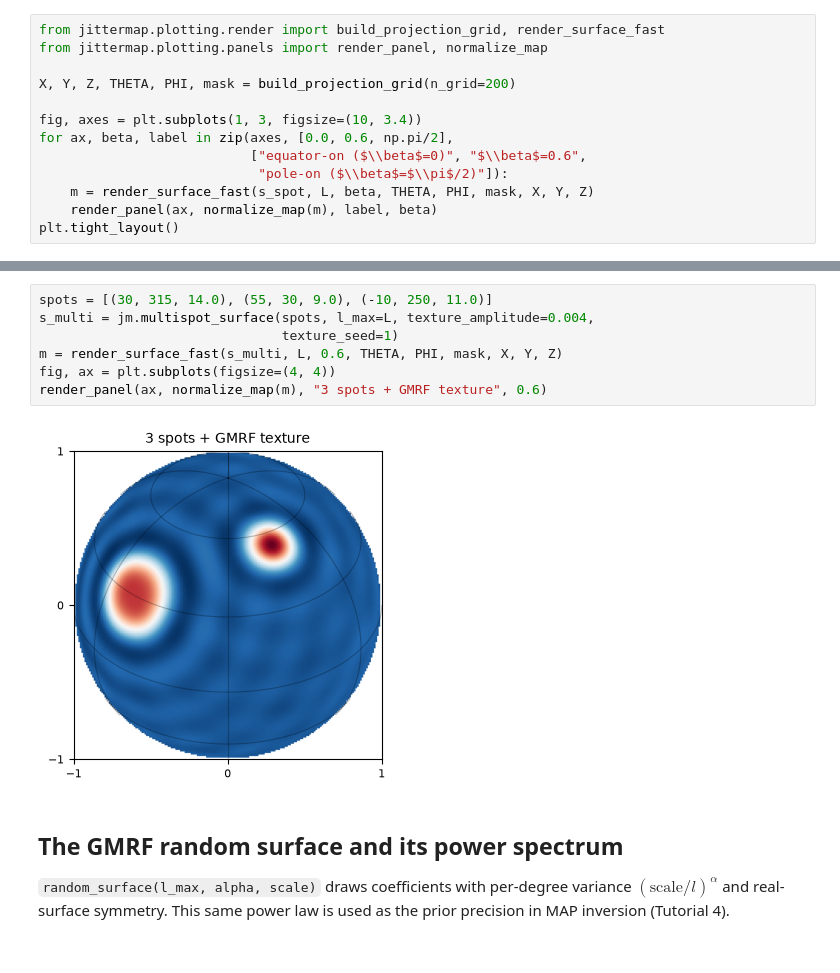
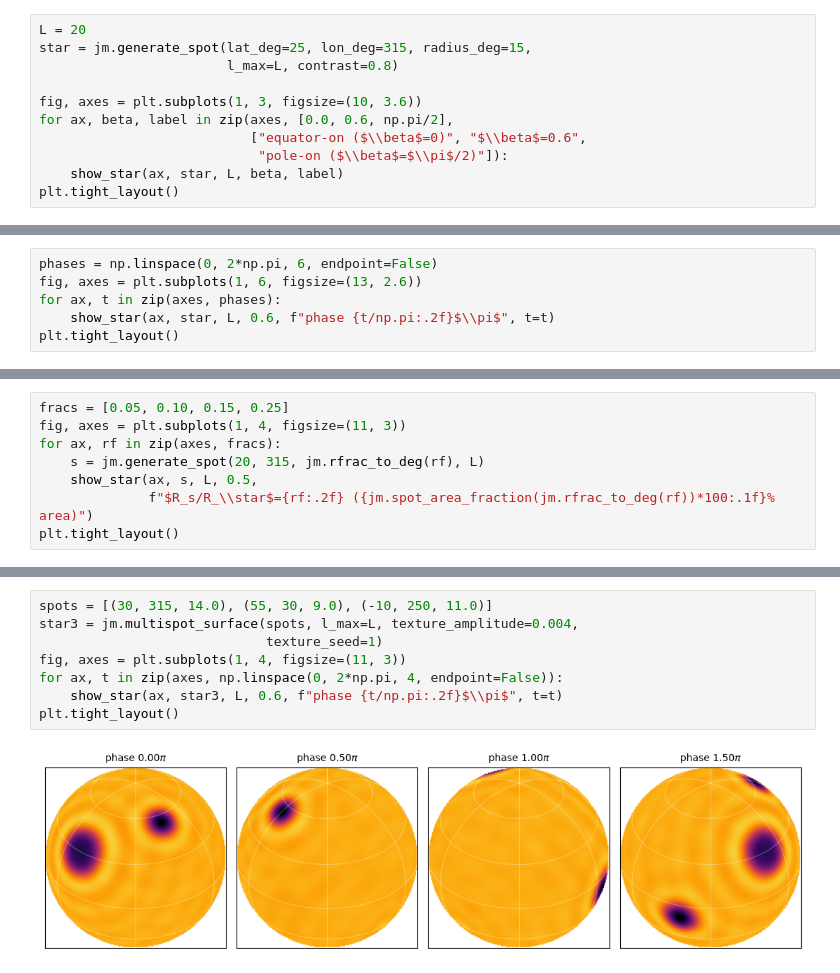
Before and after one commit to xiaziyna/jittermap, a Jupyter notebook: notebooks/01_surfaces.ipynb, the cells around one changed output, grey strips where cells are left out. Drawn from its saved outputs; the diff is of its cells as text.

Commit message:
Star-like colormap, goal-led tutorial rewrite with more imagery, trim citation phrasing

```diff
--- a/notebooks/01_surfaces.ipynb
+++ b/notebooks/01_surfaces.ipynb
@@ -36,14 +36,12 @@ coefficient vector length: (441,) = (L+1)^2 = 441
 # %%
-from jittermap.plotting.render import build_projection_grid, render_surface_fast
-from jittermap.plotting.panels import render_panel, normalize_map
+L = 20
+star = jm.generate_spot(lat_deg=25, lon_deg=315, radius_deg=15,
+                        l_max=L, contrast=0.8)
 
-X, Y, Z, THETA, PHI, mask = build_projection_grid(n_grid=200)
-
-fig, axes = plt.subplots(1, 3, figsize=(10, 3.4))
+fig, axes = plt.subplots(1, 3, figsize=(10, 3.6))
 for ax, beta, label in zip(axes, [0.0, 0.6, np.pi/2],
                            ["equator-on ($\\beta$=0)", "$\\beta$=0.6",
                             "pole-on ($\\beta$=$\\pi$/2)"]):
-    m = render_surface_fast(s_spot, L, beta, THETA, PHI, mask, X, Y, Z)
-    render_panel(ax, normalize_map(m), label, beta)
+    show_star(ax, star, L, beta, label)
 plt.tight_layout()
 # %% [output]
@@ -60,0 +55,6 @@ variation from smaller, unresolved active regions.
+# %%
+phases = np.linspace(0, 2*np.pi, 6, endpoint=False)
+fig, axes = plt.subplots(1, 6, figsize=(13, 2.6))
+for ax, t in zip(axes, phases):
+    show_star(ax, star, L, 0.6, f"phase {t/np.pi:.2f}$\\pi$", t=t)
+plt.tight_layout()
@@ -60,0 +73,8 @@ variation from smaller, unresolved active regions.
+# %%
+fracs = [0.05, 0.10, 0.15, 0.25]
+fig, axes = plt.subplots(1, 4, figsize=(11, 3))
+for ax, rf in zip(axes, fracs):
+    s = jm.generate_spot(20, 315, jm.rfrac_to_deg(rf), L)
+    show_star(ax, s, L, 0.5,
+              f"$R_s/R_\\star$={rf:.2f} ({jm.spot_area_fraction(jm.rfrac_to_deg(rf))*100:.1f}% area)")
+plt.tight_layout()
@@ -61,16 +89,10 @@ variation from smaller, unresolved active regions.
 # %%
 spots = [(30, 315, 14.0), (55, 30, 9.0), (-10, 250, 11.0)]
-s_multi = jm.multispot_surface(spots, l_max=L, texture_amplitude=0.004,
-                               texture_seed=1)
-m = render_surface_fast(s_multi, L, 0.6, THETA, PHI, mask, X, Y, Z)
-fig, ax = plt.subplots(figsize=(4, 4))
-render_panel(ax, normalize_map(m), "3 spots + GMRF texture", 0.6)
+star3 = jm.multispot_surface(spots, l_max=L, texture_amplitude=0.004,
+                             texture_seed=1)
+fig, axes = plt.subplots(1, 4, figsize=(11, 3))
+for ax, t in zip(axes, np.linspace(0, 2*np.pi, 4, endpoint=False)):
+    show_star(ax, star3, L, 0.6, f"phase {t/np.pi:.2f}$\\pi$", t=t)
+plt.tight_layout()
 # %% [output]
-[figure, old version]
+[figure, new version]
-# %% [markdown]
-## The GMRF random surface and its power spectrum
-
-`random_surface(l_max, alpha, scale)` draws coefficients with per-degree
-variance $(\mathrm{scale}/l)^\alpha$ and real-surface symmetry. This same
-power law is used as the prior precision in MAP inversion
-(Tutorial 4).
```
Also changed, not shown: parts of 19 cells of this notebook, 8 other files.
